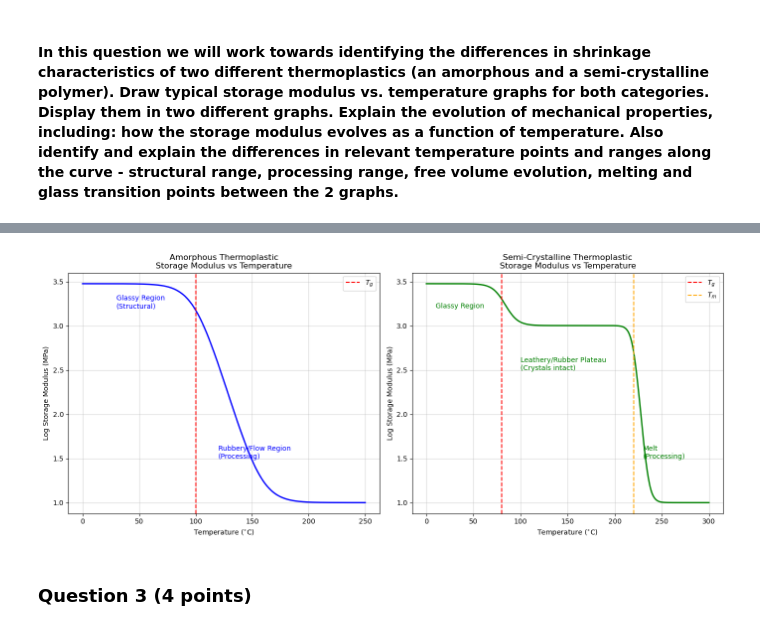
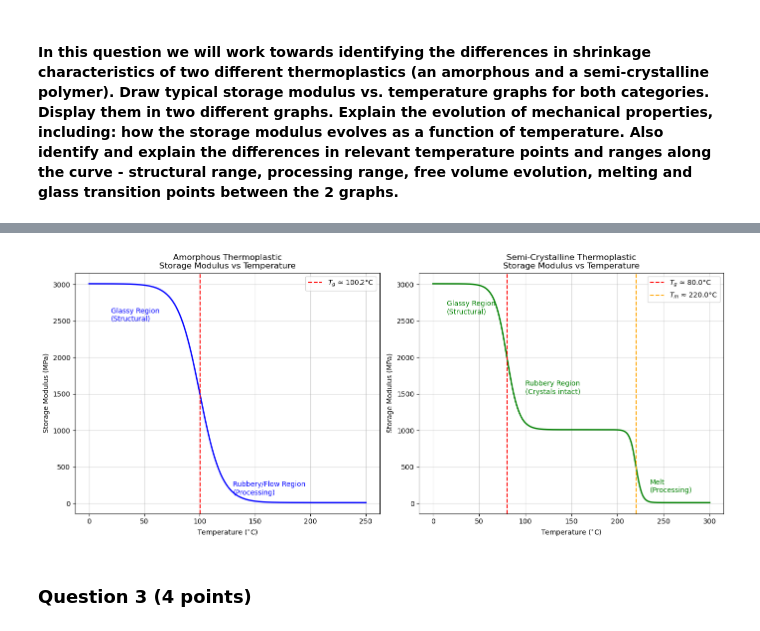
Before and after one commit to hewweiqing/PCM-notebooks, a Jupyter notebook: Defects - 2024.ipynb, the cells around one changed output, grey strips where cells are left out. Saved outputs shown, nothing was run; the diff lists cells and outputs as text; code cells hidden in the pictures.

```diff
--- a/Defects - 2024.ipynb
+++ b/Defects - 2024.ipynb
@@ -80,59 +78,66 @@ Answer: As can be seen in the graph, amorphous thermoplastics do not have a shar
 # %%
 T_amorphous = np.linspace(0, 250, 500)
 E_amorphous = 3000 * (1 / (1 + np.exp(0.1 * (T_amorphous - 100)))) + 10
-E_amorphous_log = np.log10(E_amorphous)
 
+# Steepest drop for Tg on linear modulus
+dE_dT_am = np.gradient(E_amorphous, T_amorphous)
+Tg_am = T_amorphous[np.argmin(dE_dT_am)]
+
+# Semi-crystalline polymer
 T_semicrys = np.linspace(0, 300, 500)
-Tg_sc = 80
-Tm_sc = 220
+Tg_sc_guess = 80
+Tm_sc_guess = 220
 def semi_crys_modulus(t):
     val = 3000
-    if t > Tg_sc:
-        val = 1000 # Drop to intermediate
-    if t > Tg_sc and t < Tm_sc:
-        val = 1000 - 2 * (t - Tg_sc)
-    if t >= Tm_sc:
+    if t > Tg_sc_guess:
+        val = 1000  # drop to intermediate
+    if t > Tg_sc_guess and t < Tm_sc_guess:
+        val = 1000 - 2 * (t - Tg_sc_guess)
+    if t >= Tm_sc_guess:
         val = 10
     return val
 
 E_semicrys = []
 for t in T_semicrys:
-    # Sigmoid for Tg
-    term1 = 2000 / (1 + np.exp(0.15 * (t - Tg_sc)))
-    # Sigmoid for Tm (remaining stiffness drops)
-    term2 = 1000 / (1 + np.exp(0.3 * (t - Tm_sc)))
+    term1 = 2000 / (1 + np.exp(0.15 * (t - Tg_sc_guess)))
+    term2 = 1000 / (1 + np.exp(0.3 * (t - Tm_sc_guess)))
     E_semicrys.append(term1 + term2 + 10)
 E_semicrys = np.array(E_semicrys)
-E_semicrys_log = np.log10(E_semicrys)
 
+dE_dT_sc = np.gradient(E_semicrys, T_semicrys)
+split_thresh = 0.5 * (Tg_sc_guess + Tm_sc_guess)
+mask_tg = T_semicrys < split_thresh
+mask_tm = T_semicrys >= split_thresh
+Tg_sc = T_semicrys[mask_tg][np.argmin(dE_dT_sc[mask_tg])]
+Tm_sc = T_semicrys[mask_tm][np.argmin(dE_dT_sc[mask_tm])]
 
 fig, (ax1, ax2) = plt.subplots(1, 2, figsize=(14, 6))
-ax1.plot(T_amorphous, E_amorphous_log, 'b-', linewidth=2)
+ax1.plot(T_amorphous, E_amorphous, 'b-', linewidth=2)
 ax1.set_title('Amorphous Thermoplastic\nStorage Modulus vs Temperature')
 ax1.set_xlabel('Temperature ($^{\circ}$C)')
-ax1.set_ylabel('Log Storage Modulus (MPa)')
-ax1.axvline(x=100, color='r', linestyle='--', label='$T_g$')
-ax1.text(30, 3.2, 'Glassy Region\n(Structural)', fontsize=10, color='blue')
-ax1.text(120, 1.5, 'Rubbery/Flow Region\n(Processing)', fontsize=10, color='blue')
+ax1.set_ylabel('Storage Modulus (MPa)')
+ax1.axvline(x=Tg_am, color='r', linestyle='--', label=f'$T_g$ ≈ {Tg_am:.1f}°C')
+ax1.text(20, 2500, 'Glassy Region\n(Structural)', fontsize=10, color='blue')
+ax1.text(130, 120, 'Rubbery/Flow Region\n(Processing)', fontsize=10, color='blue')
 ax1.grid(True, which="both", ls="-", alpha=0.5)
 ax1.legend()
 
-ax2.plot(T_semicrys, E_semicrys_log, 'g-', linewidth=2)
+ax2.plot(T_semicrys, E_semicrys, 'g-', linewidth=2)
 ax2.set_title('Semi-Crystalline Thermoplastic\nStorage Modulus vs Temperature')
 ax2.set_xlabel('Temperature ($^{\circ}$C)')
-ax2.set_ylabel('Log Storage Modulus (MPa)')
-ax2.axvline(x=80, color='r', linestyle='--', label='$T_g$')
-ax2.axvline(x=220, color='orange', linestyle='--', label='$T_m$')
-ax2.text(10, 3.2, 'Glassy Region', fontsize=10, color='green')
-ax2.text(100, 2.5, 'Leathery/Rubber Plateau\n(Crystals intact)', fontsize=10, color='green')
-ax2.text(230, 1.5, 'Melt\n(Processing)', fontsize=10, color='green')
+ax2.set_ylabel('Storage Modulus (MPa)')
+ax2.axvline(x=Tg_sc, color='r', linestyle='--', label=f'$T_g$ ≈ {Tg_sc:.1f}°C')
+ax2.axvline(x=Tm_sc, color='orange', linestyle='--', label=f'$T_m$ ≈ {Tm_sc:.1f}°C')
+ax2.text(15, 2600, 'Glassy Region\n(Structural)', fontsize=10, color='green')
+ax2.text(100, 1500, 'Rubbery Region\n(Crystals intact)', fontsize=10, color='green')
+ax2.text(235, 150, 'Melt\n(Processing)', fontsize=10, color='green')
 ax2.grid(True, which="both", ls="-", alpha=0.5)
 ax2.legend()
 
 plt.tight_layout()
 plt.show()
 # %% [output]
-[figure, old version]
+[figure, new version]
 # %% [markdown]
 ### Question 3 (4 points)
 # %% [markdown]
```
Also changed, not shown: parts of 7 cells of this notebook.
